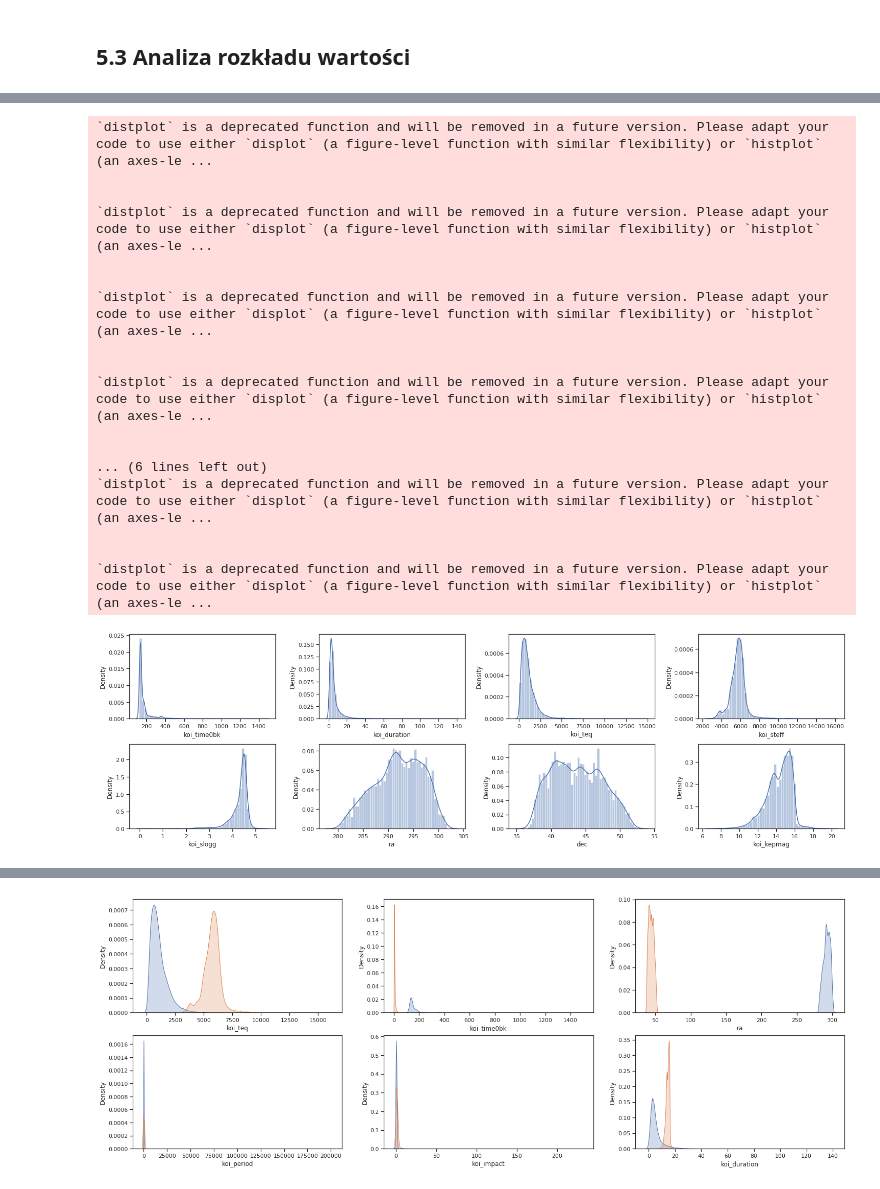
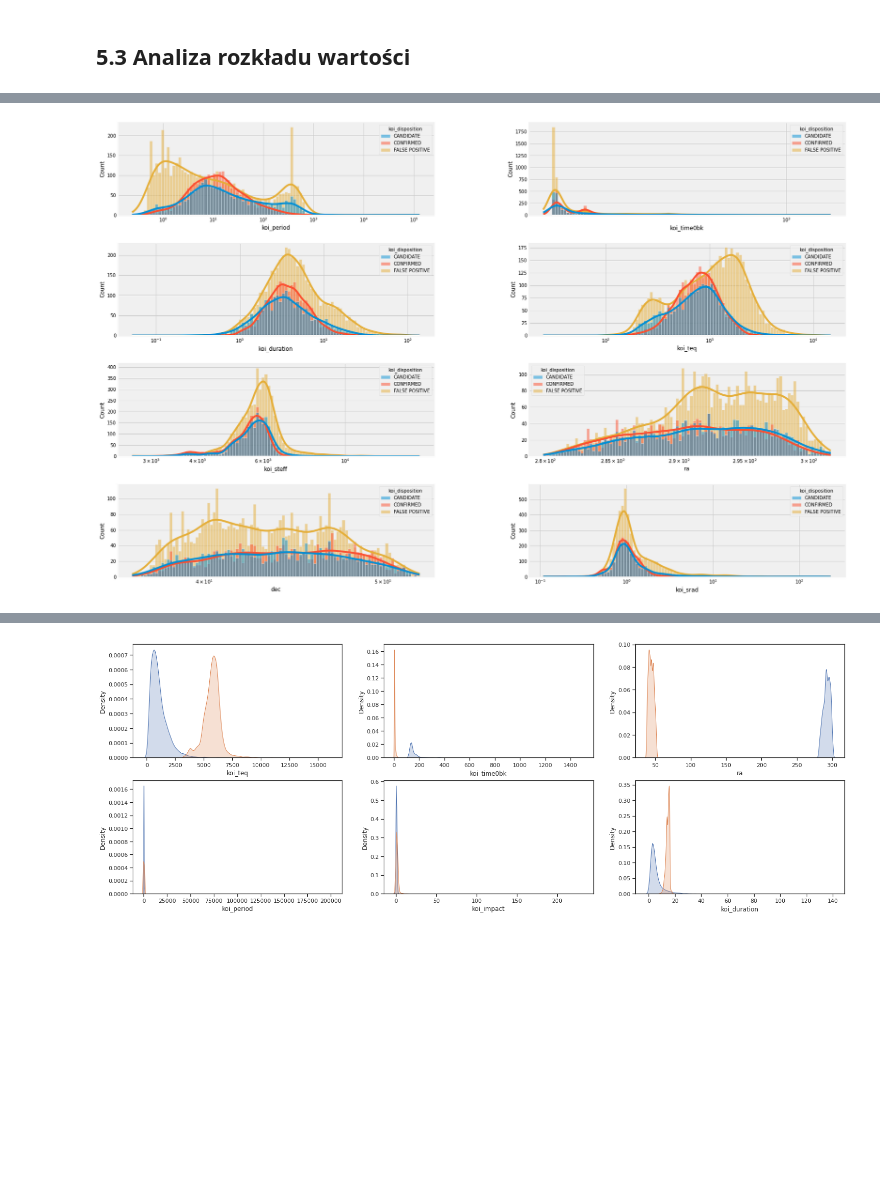
Before and after one commit to ArminD93/KeplerExoplanetSearchResults, a Jupyter notebook: KeplerExoplanetSearchResults.ipynb, the cells around one changed output, grey strips where cells are left out. Saved outputs shown, nothing was run; the diff lists cells and outputs as text; code cells hidden in the pictures; blank space fills up the shorter version.

```diff
--- a/KeplerExoplanetSearchResults.ipynb
+++ b/KeplerExoplanetSearchResults.ipynb
@@ -399,0 +447,3 @@ kepler_groupby_disposition_mean_std.T
+# %%
+kepler_df_prepocessed_selected_cols = kepler_df_prepocessed[my_cols]
+kepler_df_prepocessed_selected_cols.head()
@@ -402,14 +463,20 @@ kepler_groupby_disposition_mean_std.T
 # %%
-cols = kepler.columns[5:]
+cols = kepler_df_prepocessed.columns[5:]
 
-fig = plt.figure(figsize=(25,10))
-fig.subplots_adjust(hspace=0.5, wspace=0.3)
+# fig, ax = plt.subplots(4, 4, figsize=(25,16))
+fig = plt.figure(figsize=(25,16))
+fig.subplots_adjust(hspace=0.3, wspace=0.3)
 
-col_idx = 0
-for i in range(1, 16):
+j=0
+for i, col_name in enumerate(cols, start=1):
+  # ax = plt.subplot(4, 4, i)
   fig.add_subplot(4, 4, i)
-  sns.distplot(kepler[cols[col_idx]])
-  col_idx += 1
+  g = sns.histplot(data=kepler_df_prepocessed_selected_cols, x=col_name, kde=True, bins=90, hue='koi_disposition')
+  plt.xlim(
+            kepler_df_prepocessed_selected_cols[col_name].min(),
+            kepler_df_prepocessed_selected_cols[col_name].max()
+             )
+
 
 plt.show()
 # %% [output]
@@ -434,33 +484,21 @@ plt.show()
 # %%
-cols = [ 'koi_time0bk', 'koi_duration', 'koi_teq',
-        'koi_steff', 	'koi_slogg', 'ra', 	'dec', 	'koi_kepmag']
+cols = [ 'koi_period', 'koi_time0bk', 'koi_duration', 'koi_teq',
+        'koi_steff',  'ra', 	'dec', 'koi_srad',
+        ]
 
-fig = plt.figure(figsize=(25,7))
+fig = plt.figure(figsize=(25,18))
 fig.subplots_adjust(hspace=0.3, wspace=0.3)
 
-col_idx = 0
-for i in range(1, 9):
-  fig.add_subplot(2, 4, i)
-  sns.distplot(kepler[cols[col_idx]], bins=50, )
-  col_idx += 1
+
+for i, col_name in enumerate(cols, start=1):
+  fig.add_subplot(4, 2, i)
+  g = sns.histplot(data=kepler_df_prepocessed_selected_cols, x=col_name, kde=True,  bins=100, hue='koi_disposition', log_scale=True)
+  # plt.xlim(
+  #           kepler_df_prepocessed_selected_cols[col_name].min(),
+  #           kepler_df_prepocessed_selected_cols[col_name].max()
+  #            )
+  g.set_autoscalex_on(True)
 
 plt.show()
 # %% [output]
-`distplot` is a deprecated function and will be removed in a future version. Please adapt your code to use either `displot` (a figure-level function with similar flexibility) or `histplot` (an axes-le ...
-
-
-`distplot` is a deprecated function and will be removed in a future version. Please adapt your code to use either `displot` (a figure-level function with similar flexibility) or `histplot` (an axes-le ...
-
-
-`distplot` is a deprecated function and will be removed in a future version. Please adapt your code to use either `displot` (a figure-level function with similar flexibility) or `histplot` (an axes-le ...
-
-
-`distplot` is a deprecated function and will be removed in a future version. Please adapt your code to use either `displot` (a figure-level function with similar flexibility) or `histplot` (an axes-le ...
-
-
-... (6 lines left out)
-`distplot` is a deprecated function and will be removed in a future version. Please adapt your code to use either `displot` (a figure-level function with similar flexibility) or `histplot` (an axes-le ...
-
-
-`distplot` is a deprecated function and will be removed in a future version. Please adapt your code to use either `displot` (a figure-level function with similar flexibility) or `histplot` (an axes-le ...
-[figure, old version]
+[figure, new version]
```
Also changed, not shown: parts of 34 cells of this notebook.
